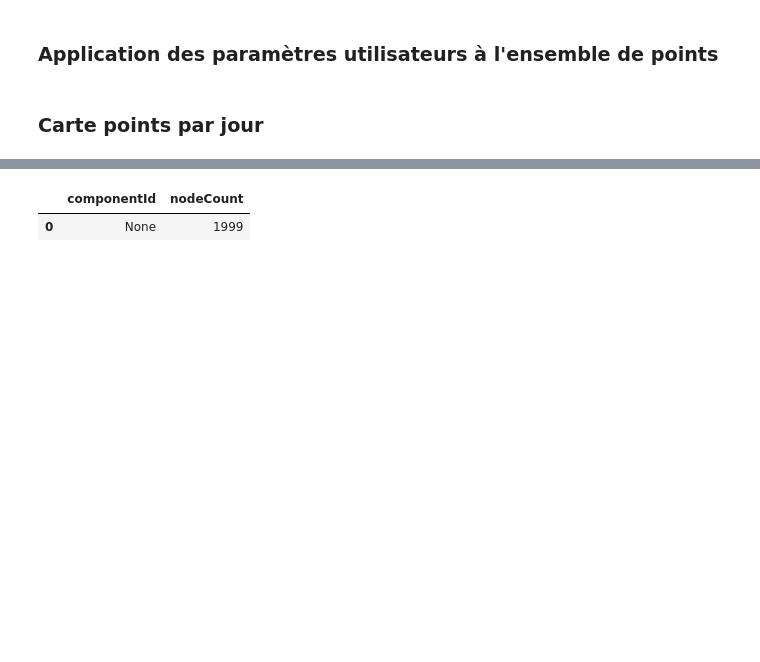
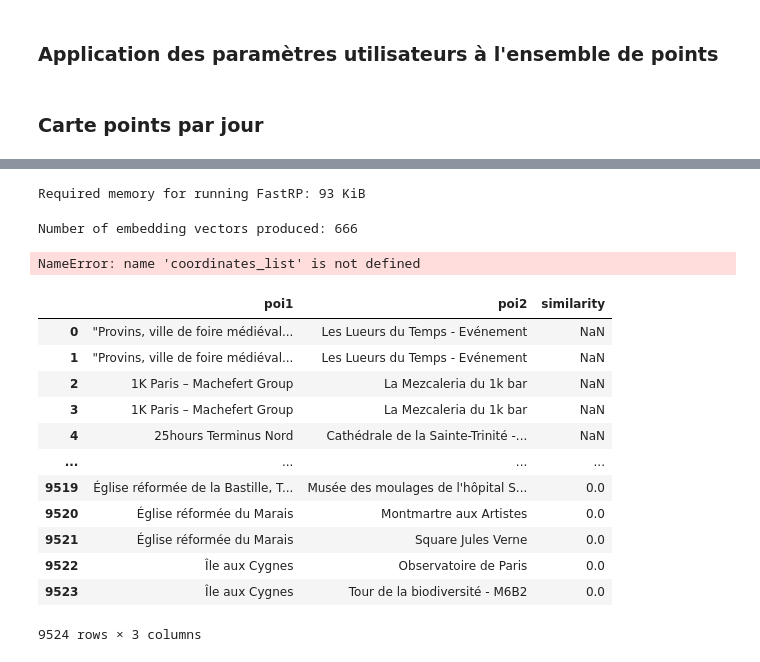
Before and after one commit to pasglop/itineraire-touristique, a Jupyter notebook: ml_work/data_discovery_neo4j.ipynb, the cells around one changed output, grey strips where cells are left out. Cells and saved outputs as stored; diff of their text form; code cells hidden in the pictures; blank space fills up the shorter version.

```diff
--- a/ml_work/data_discovery_neo4j.ipynb
+++ b/ml_work/data_discovery_neo4j.ipynb
@@ -252,8 +256,74 @@ Name: 0, dtype: object
-# %%
-gds.run_cypher("MATCH (p:POI) RETURN p.componentId as componentId, count(*) as nodeCount ORDER BY count(*) DESC limit 1")
-# %% [output]
-|  | componentId | nodeCount |
-| 0 | None | 1999 |
+# %%
+result = gds.fastRP.mutate.estimate(
+    G,
+    mutateProperty="embedding",
+    randomSeed=42,
+    embeddingDimension=4,
+    relationshipWeightProperty="weight",
+    iterationWeights=[0.8, 1, 1, 1],
+)
+print(f"Required memory for running FastRP: {result['requiredMemory']}")
+# %% [output]
+Required memory for running FastRP: 93 KiB
+# %%
+# Now let's run FastRP and mutate our projected graph 'purchases' with the results
+result = gds.fastRP.mutate(
+    G,
+    mutateProperty="embedding",
+    randomSeed=42,
+    embeddingDimension=4,
+    relationshipWeightProperty="weight",
+    iterationWeights=[0.8, 1, 1, 1],
+)
+
+# Let's make sure we got an embedding for each node
+print(f"Number of embedding vectors produced: {result['nodePropertiesWritten']}")
+# %% [output]
+Number of embedding vectors produced: 666
+# %%
+# Run kNN and write back to db (we skip memory estimation this time...)
+result = gds.knn.write(
+    G,
+    topK=u_nb_jour,
+    nodeProperties=["embedding"],
+    #randomSeed=42,
+    seedCentroids=coordinates_list,
+    concurrency=1,
+    sampleRate=1.0,
+    deltaThreshold=0.0,
+    writeRelationshipType="DISTANCE",
+    writeProperty="score",
+)
+
+print(f"Relationships produced: {result['relationshipsWritten']}")
+print(f"Nodes compared: {result['nodesCompared']}")
+print(f"Mean similarity: {result['similarityDistribution']['mean']}")
+# %% [output]
+NameError: name 'coordinates_list' is not defined
+# %%
+
+
+gds.run_cypher(
+    """
+        MATCH (p1:POI)-[r:DISTANCE]->(p2:POI)
+        RETURN p1.name AS poi1, p2.name AS poi2, r.score AS similarity
+        ORDER BY similarity DESCENDING, poi1, poi2
+    """
+)
+# %% [output]
+|  | poi1 | poi2 | similarity |
+| 0 | "Provins, ville de foire médiéval... | Les Lueurs du Temps - Evénement | NaN |
+| 1 | "Provins, ville de foire médiéval... | Les Lueurs du Temps - Evénement | NaN |
+| 2 | 1K Paris – Machefert Group | La Mezcaleria du 1k bar | NaN |
+| 3 | 1K Paris – Machefert Group | La Mezcaleria du 1k bar | NaN |
+| 4 | 25hours Terminus Nord | Cathédrale de la Sainte-Trinité -... | NaN |
+| ... | ... | ... | ... |
+| 9519 | Église réformée de la Bastille, T... | Musée des moulages de l'hôpital S... | 0.0 |
+| 9520 | Église réformée du Marais | Montmartre aux Artistes | 0.0 |
+| 9521 | Église réformée du Marais | Square Jules Verne | 0.0 |
+| 9522 | Île aux Cygnes | Observatoire de Paris | 0.0 |
+| 9523 | Île aux Cygnes | Tour de la biodiversité - M6B2 | 0.0 |
+9524 rows × 3 columns
 # %%
 G_connected_poi, result = gds.beta.graph.project.subgraph("connected-pois", G_routes, "n.componentId = 0", "*")
 # %%
```
Also changed, not shown: parts of 7 cells of this notebook, 2 other files.
